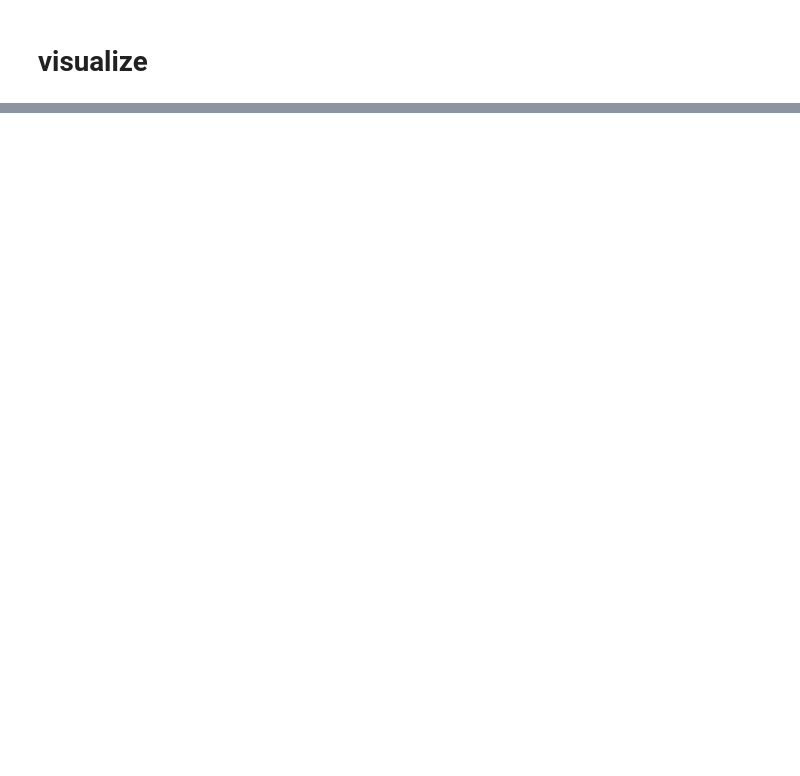
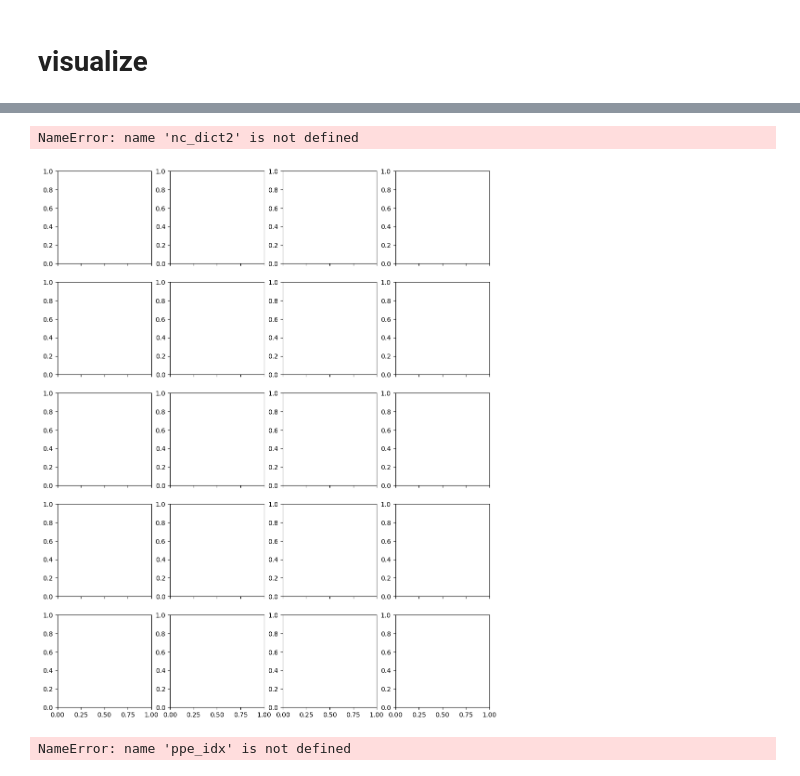
Before and after one commit to arthurzqhu/BOSS_PPE, a Jupyter notebook: cm1_ppe.ipynb, the cells around one changed output, grey strips where cells are left out. Drawn from its saved outputs; the diff is of its cells as text; code cells hidden in the pictures; blank space fills up the shorter version.

```diff
--- a/cm1_ppe.ipynb
+++ b/cm1_ppe.ipynb
@@ -116,0 +143,36 @@ NameError: name 'plt' is not defined
+# %%
+fig, axs = plt.subplots(5, 4, figsize=(12, 15), sharex=True)
+axs = axs.flatten()
+na = []
+for initcond_combo in itertools.product(*vars_strs):
+    ic_str = "".join(initcond_combo)
+    na.append(nc_dict[ic_str]['BIN-TAU']['na'])
+
+na = np.array(na)
+
+for ivar, var_name in enumerate(var_interest):
+    tau_orig = []
+    tau_4x = []
+    for initcond_combo in itertools.product(*vars_strs):
+        ic_str = "".join(initcond_combo)
+        tau_orig.append(nc_dict2[ic_str][train_mp][var_name]['value'])
+        tau_4x.append(nc_dict[ic_str][target_mp][var_name]['value'])
+    tau_orig = np.array(tau_orig)
+    tau_4x = np.array(tau_4x)
+    axs[ivar].plot(na, tau_orig, linewidth=2, marker='o', label='original')
+    axs[ivar].plot(na, tau_4x, linewidth=2, marker='o', color='tab:orange', label='4x coal eff')
+    axs[ivar].legend()
+    axs[ivar].set_title(cl.output_var_set[var_name]['longname'])
+    axs[ivar].set_ylabel(cl.output_var_set[var_name]['var_unit'])
+    axs[ivar].set_xscale('log')
+    # axs[ivar].set_yscale('log')
+
+fig.text(0.5, 0, 'Na [1/kg]', ha='center', va='center', fontsize=16)
+
+
+plt.tight_layout()
+
+# plt.savefig(f"{plot_dir}{sim_config}_dm_path.png")
+# %% [output]
+NameError: name 'nc_dict2' is not defined
+[figure, added]
@@ -116,0 +183,15 @@ NameError: name 'plt' is not defined
+# %%
+ncase = 1
+ncase_respective = [len(i) for i in vars_strs]
+for i in ncase_respective:
+    ncase *= i
+
+dims = {
+    'scalar_var': 1,
+    'ncase': ncase,
+    'nppe': len(ppe_idx),
+}
+
+psc.process_target_data(nc_dict, vars_vn, vars_strs, var_interest, ncvars, dims, target_mp)
+# %% [output]
+NameError: name 'ppe_idx' is not defined
```
Also changed, not shown: parts of 26 cells of this notebook.
